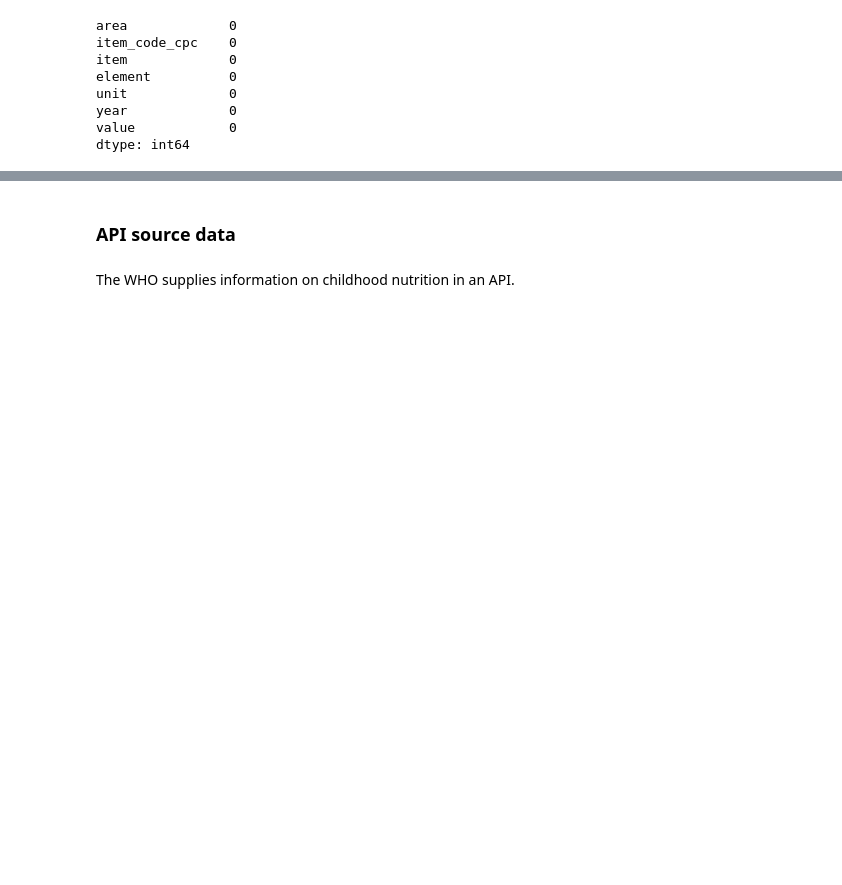
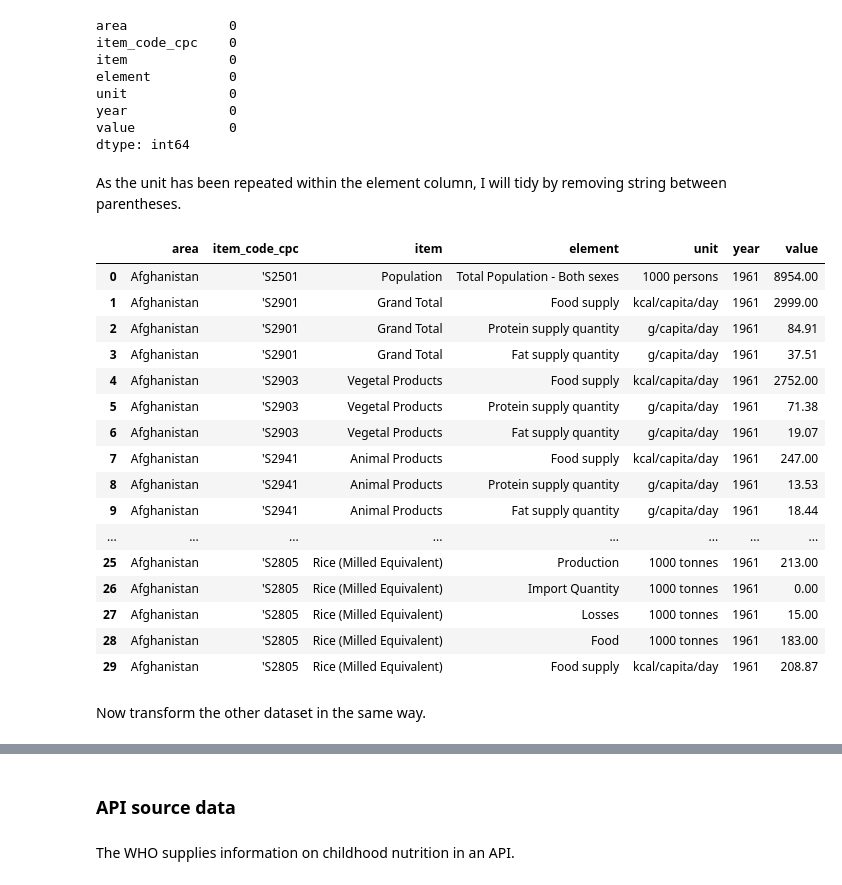
Before and after one commit to AGordon777/final-project, a Jupyter notebook: data-cleaning-processing.ipynb, the cells around one changed output, grey strips where cells are left out. Drawn from its saved outputs; the diff is of its cells as text; code cells hidden in the pictures; blank space fills up the shorter version.

```diff
--- a/data-cleaning-processing.ipynb
+++ b/data-cleaning-processing.ipynb
@@ -321,6 +344,36 @@ unit             0
 year             0
 value            0
 dtype: int64
+# %% [markdown]
+As the unit has been repeated within the element column, I will tidy by removing string between parentheses.
+# %%
+def remove_inside_parentheses(text):
+    return re.sub(r'\([^)]*\)', '', text)
+
+# Apply the function to the 'element' column
+balance_historic_df['element'] = balance_historic_df['element'].apply(remove_inside_parentheses)
+
+balance_historic_df.head(30)
+# %% [output]
+|  | area | item_code_cpc | item | element | unit | year | value |
+| 0 | Afghanistan | 'S2501 | Population | Total Population - Both sexes | 1000 persons | 1961 | 8954.00 |
+| 1 | Afghanistan | 'S2901 | Grand Total | Food supply | kcal/capita/day | 1961 | 2999.00 |
+| 2 | Afghanistan | 'S2901 | Grand Total | Protein supply quantity | g/capita/day | 1961 | 84.91 |
+| 3 | Afghanistan | 'S2901 | Grand Total | Fat supply quantity | g/capita/day | 1961 | 37.51 |
+| 4 | Afghanistan | 'S2903 | Vegetal Products | Food supply | kcal/capita/day | 1961 | 2752.00 |
+| 5 | Afghanistan | 'S2903 | Vegetal Products | Protein supply quantity | g/capita/day | 1961 | 71.38 |
+| 6 | Afghanistan | 'S2903 | Vegetal Products | Fat supply quantity | g/capita/day | 1961 | 19.07 |
+| 7 | Afghanistan | 'S2941 | Animal Products | Food supply | kcal/capita/day | 1961 | 247.00 |
+| 8 | Afghanistan | 'S2941 | Animal Products | Protein supply quantity | g/capita/day | 1961 | 13.53 |
+| 9 | Afghanistan | 'S2941 | Animal Products | Fat supply quantity | g/capita/day | 1961 | 18.44 |
+| ... | ... | ... | ... | ... | ... | ... | ... |
+| 25 | Afghanistan | 'S2805 | Rice (Milled Equivalent) | Production | 1000 tonnes | 1961 | 213.00 |
+| 26 | Afghanistan | 'S2805 | Rice (Milled Equivalent) | Import Quantity | 1000 tonnes | 1961 | 0.00 |
+| 27 | Afghanistan | 'S2805 | Rice (Milled Equivalent) | Losses | 1000 tonnes | 1961 | 15.00 |
+| 28 | Afghanistan | 'S2805 | Rice (Milled Equivalent) | Food | 1000 tonnes | 1961 | 183.00 |
+| 29 | Afghanistan | 'S2805 | Rice (Milled Equivalent) | Food supply | kcal/capita/day | 1961 | 208.87 |
+# %% [markdown]
+Now transform the other dataset in the same way.
 # %%
 print('Original df shape: ', balance.shape)
 
```
Also changed, not shown: parts of 8 cells of this notebook, 1 other file.
